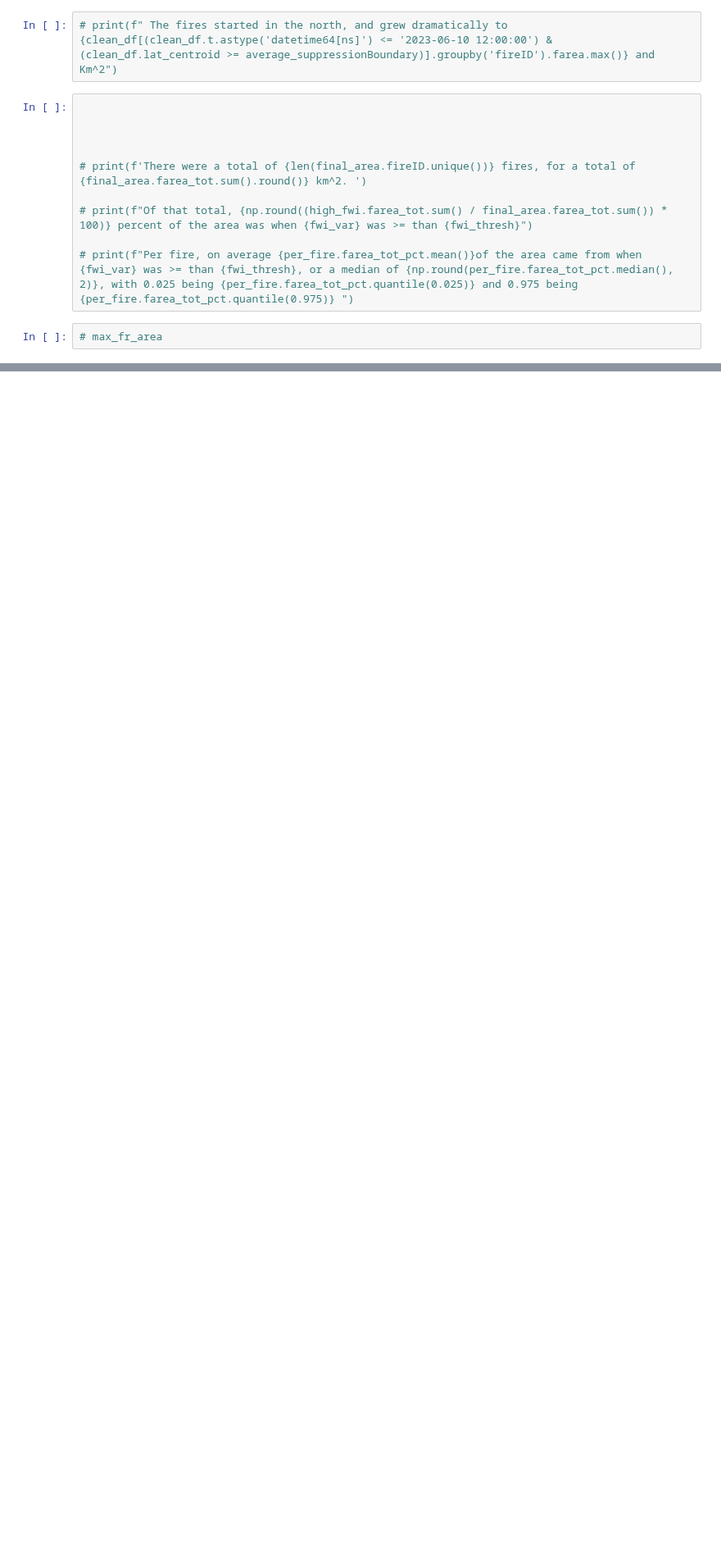
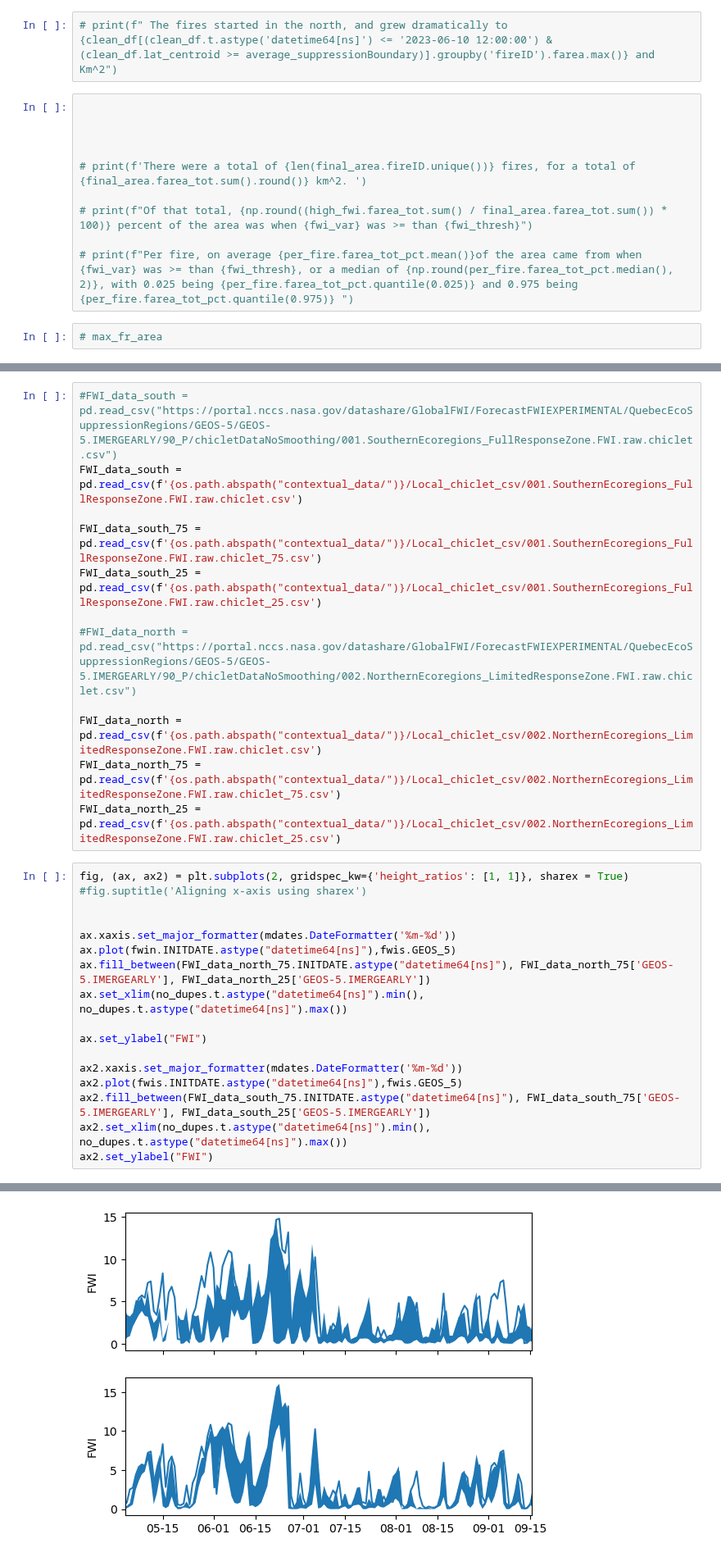
Before and after one commit to mccabete/fwiVis, a Jupyter notebook: notebooks/heatmap_timeseries.ipynb, the cells around one changed output, grey strips where cells are left out. Shown at 82% size. Cells and saved outputs as stored; diff of their text form; blank space fills up the shorter version.

Commit message:
adding variance timeseries plots, realized plotting 90P not mean FWI timeseries, not fix yet

```diff
--- a/notebooks/heatmap_timeseries.ipynb
+++ b/notebooks/heatmap_timeseries.ipynb
@@ -1655,0 +1666,30 @@ On average, fires had 0.9669741229414498 percent (var 0.0036624932020726544) are
+# %%
+#FWI_data_south = pd.read_csv("https://portal.nccs.nasa.gov/datashare/GlobalFWI/ForecastFWIEXPERIMENTAL/QuebecEcoSuppressionRegions/GEOS-5/GEOS-5.IMERGEARLY/90_P/chicletDataNoSmoothing/001.SouthernEcoregions_FullResponseZone.FWI.raw.chiclet.csv")
+FWI_data_south = pd.read_csv(f'{os.path.abspath("contextual_data/")}/Local_chiclet_csv/001.SouthernEcoregions_FullResponseZone.FWI.raw.chiclet.csv')
+
+FWI_data_south_75 = pd.read_csv(f'{os.path.abspath("contextual_data/")}/Local_chiclet_csv/001.SouthernEcoregions_FullResponseZone.FWI.raw.chiclet_75.csv')
+FWI_data_south_25 = pd.read_csv(f'{os.path.abspath("contextual_data/")}/Local_chiclet_csv/001.SouthernEcoregions_FullResponseZone.FWI.raw.chiclet_25.csv')
+
+#FWI_data_north = pd.read_csv("https://portal.nccs.nasa.gov/datashare/GlobalFWI/ForecastFWIEXPERIMENTAL/QuebecEcoSuppressionRegions/GEOS-5/GEOS-5.IMERGEARLY/90_P/chicletDataNoSmoothing/002.NorthernEcoregions_LimitedResponseZone.FWI.raw.chiclet.csv")
+
+FWI_data_north = pd.read_csv(f'{os.path.abspath("contextual_data/")}/Local_chiclet_csv/002.NorthernEcoregions_LimitedResponseZone.FWI.raw.chiclet.csv')
+FWI_data_north_75 = pd.read_csv(f'{os.path.abspath("contextual_data/")}/Local_chiclet_csv/002.NorthernEcoregions_LimitedResponseZone.FWI.raw.chiclet_75.csv')
+FWI_data_north_25 = pd.read_csv(f'{os.path.abspath("contextual_data/")}/Local_chiclet_csv/002.NorthernEcoregions_LimitedResponseZone.FWI.raw.chiclet_25.csv')
+# %%
+fig, (ax, ax2) = plt.subplots(2, gridspec_kw={'height_ratios': [1, 1]}, sharex = True)
+#fig.suptitle('Aligning x-axis using sharex')
+
+
+ax.xaxis.set_major_formatter(mdates.DateFormatter('%m-%d'))
+ax.plot(fwin.INITDATE.astype("datetime64[ns]"),fwis.GEOS_5)
+ax.fill_between(FWI_data_north_75.INITDATE.astype("datetime64[ns]"), FWI_data_north_75['GEOS-5.IMERGEARLY'], FWI_data_north_25['GEOS-5.IMERGEARLY'])
+ax.set_xlim(no_dupes.t.astype("datetime64[ns]").min(), no_dupes.t.astype("datetime64[ns]").max())
+
+ax.set_ylabel("FWI")
+
+ax2.xaxis.set_major_formatter(mdates.DateFormatter('%m-%d'))
+ax2.plot(fwis.INITDATE.astype("datetime64[ns]"),fwis.GEOS_5)
+ax2.fill_between(FWI_data_south_75.INITDATE.astype("datetime64[ns]"), FWI_data_south_75['GEOS-5.IMERGEARLY'], FWI_data_south_25['GEOS-5.IMERGEARLY'])
+ax2.set_xlim(no_dupes.t.astype("datetime64[ns]").min(), no_dupes.t.astype("datetime64[ns]").max())
+ax2.set_ylabel("FWI")
+# %% [output]
@@ -1655,0 +1697 @@ On average, fires had 0.9669741229414498 percent (var 0.0036624932020726544) are
+[figure, added]
```
Also changed, not shown: parts of 7 cells of this notebook.
